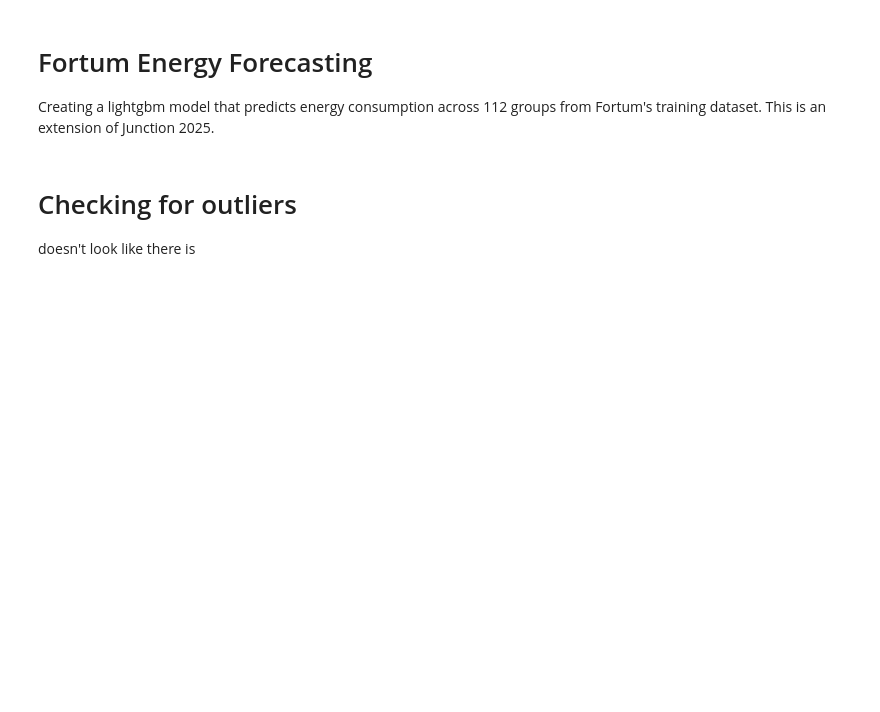
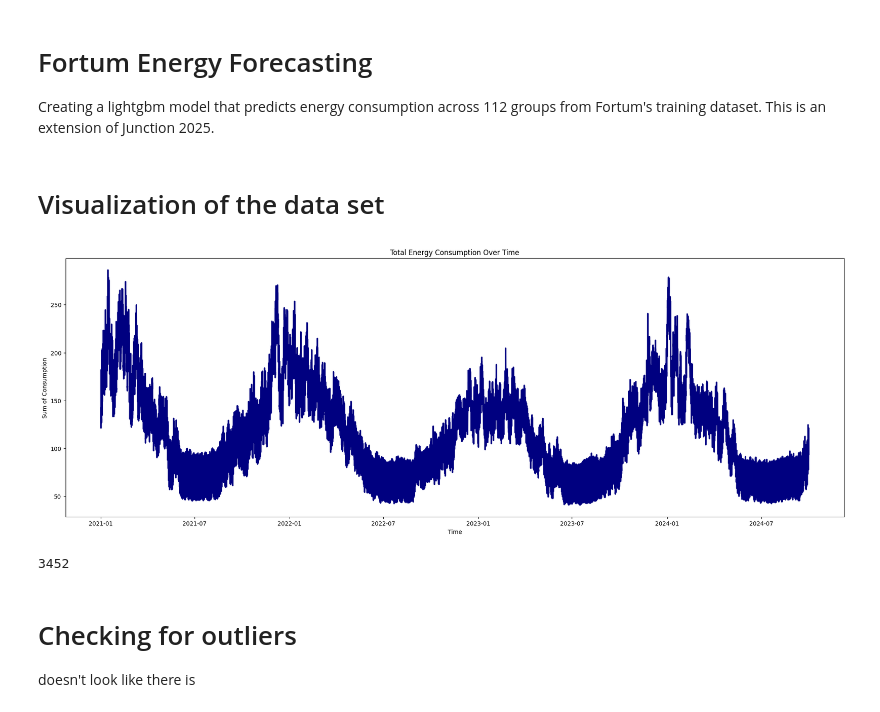
Before and after one commit to anton-saari/EnergyForecastFinal, a Jupyter notebook: forecast/code.ipynb, the cells around one changed output. Saved outputs shown, nothing was run; the diff lists cells and outputs as text; code cells hidden in the pictures; blank space fills up the shorter version.

```diff
--- a/forecast/code.ipynb
+++ b/forecast/code.ipynb
@@ -17,3 +19,25 @@ import gc
+# %% [markdown]
+# Visualization of the data set
+# %%
+file_path = "/home/anton_s/MyEnergy/EnergyForecastFinal/data/20251111_JUNCTION_training.xlsx"
+df = pd.read_excel(file_path, sheet_name="training_consumption")
+
+df['measured_at'] = pd.to_datetime(df['measured_at'])
+df = df.set_index('measured_at')
+df = df.sort_index()
+
+total_consumption = df.sum(axis=1)
+plt.figure(figsize=(24, 8))
+plt.plot(total_consumption.index, total_consumption, label='Actual', color='navy', linewidth=2.5)
+plt.title('Total Energy Consumption Over Time')
+plt.xlabel('Time')
+plt.ylabel('Sum of Consumption')
+plt.show()
+del df
+gc.collect()
+# %% [output]
+[figure, added]
+3452
 # %%
 file_path = "/home/anton_s/MyEnergy/EnergyForecastFinal/data/20251111_JUNCTION_training.xlsx"
 prices_df = pd.read_excel(file_path, sheet_name="training_prices")
```
Also changed, not shown: parts of 25 cells of this notebook.
